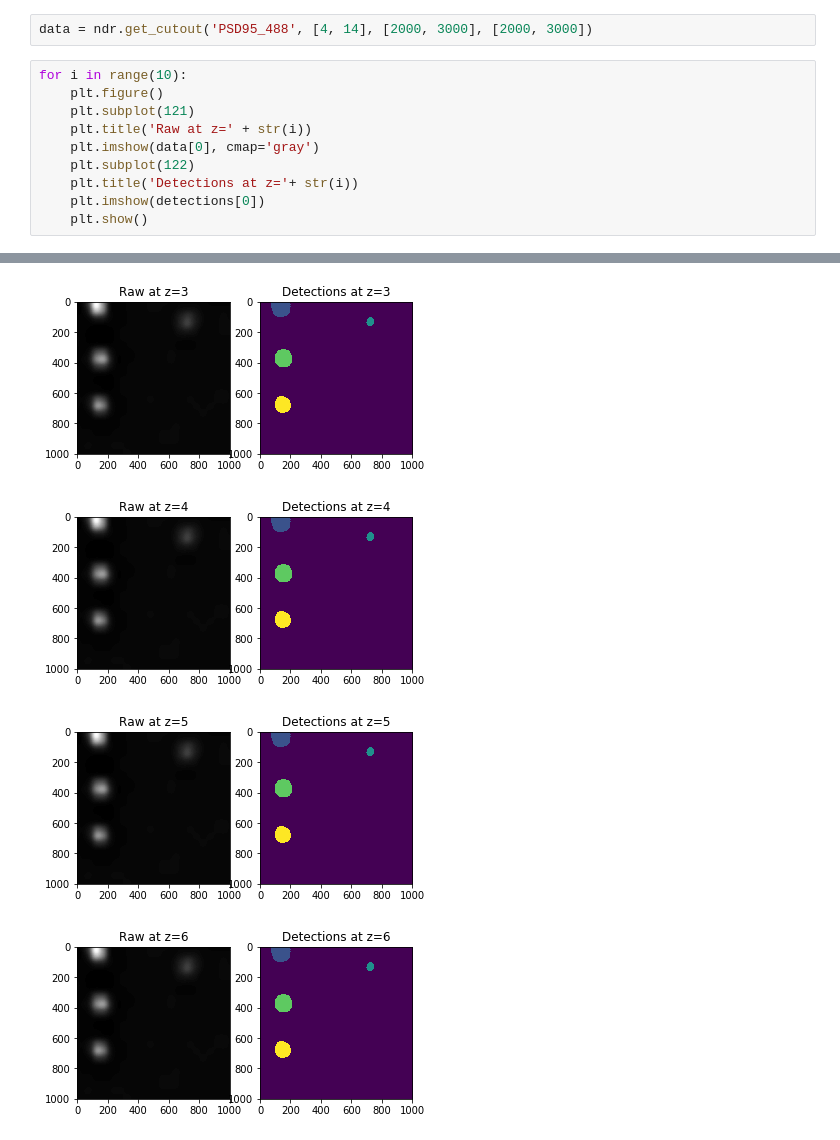
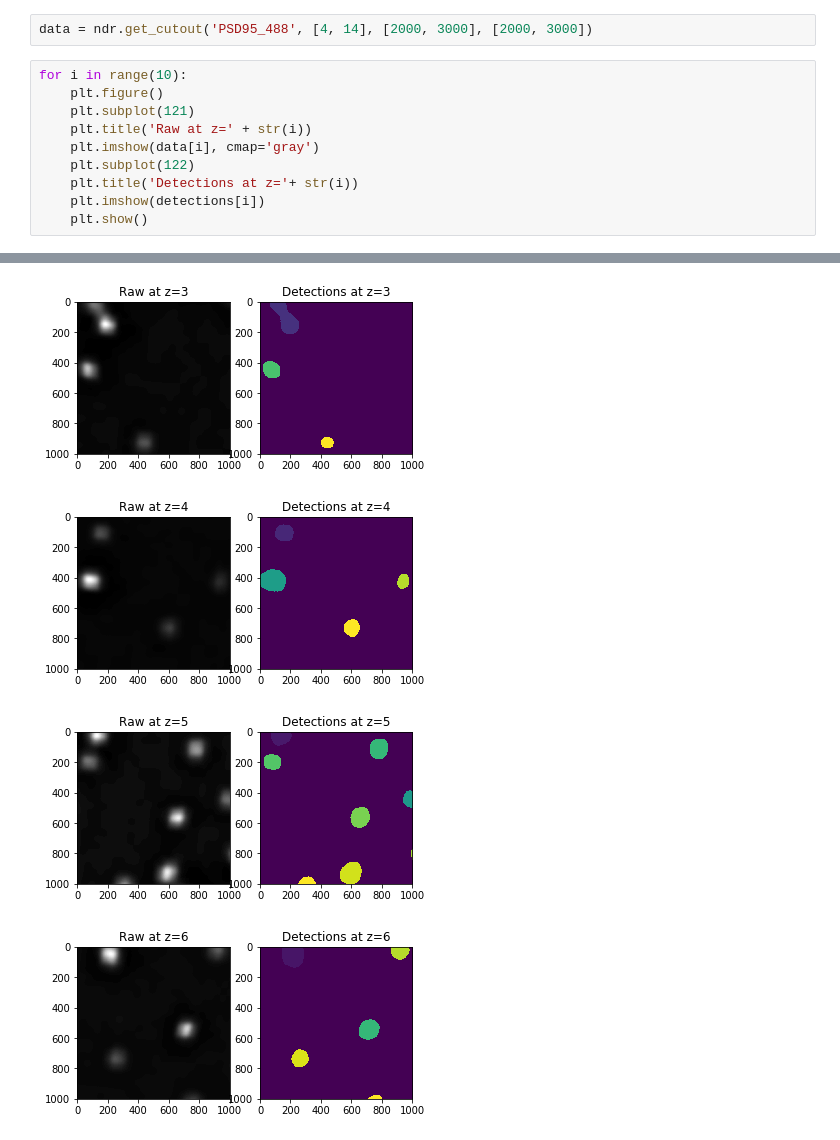
Before and after one commit to zainebrahim/nomads, a Jupyter notebook: source/bstadt/Collman/Collman_Alg.ipynb, the cells around one changed output, grey strips where cells are left out. Saved outputs shown, nothing was run; the diff lists cells and outputs as text.

```diff
--- a/source/bstadt/Collman/Collman_Alg.ipynb
+++ b/source/bstadt/Collman/Collman_Alg.ipynb
@@ -122,10 +122,10 @@ for i in range(10):
     plt.figure()
     plt.subplot(121)
     plt.title('Raw at z=' + str(i))
-    plt.imshow(data[0], cmap='gray')
+    plt.imshow(data[i], cmap='gray')
     plt.subplot(122)
     plt.title('Detections at z='+ str(i))
-    plt.imshow(detections[0])
+    plt.imshow(detections[i])
     plt.show()
 # %% [output]
 [figure]
@@ -134,4 +134,4 @@ for i in range(10):
-[figure, old version]
+[figure, new version]
-[figure, old version]
+[figure, new version]
-[figure, old version]
+[figure, new version]
-[figure, old version]
+[figure, new version]
```
Also changed, not shown: parts of 1 cell of this notebook.
